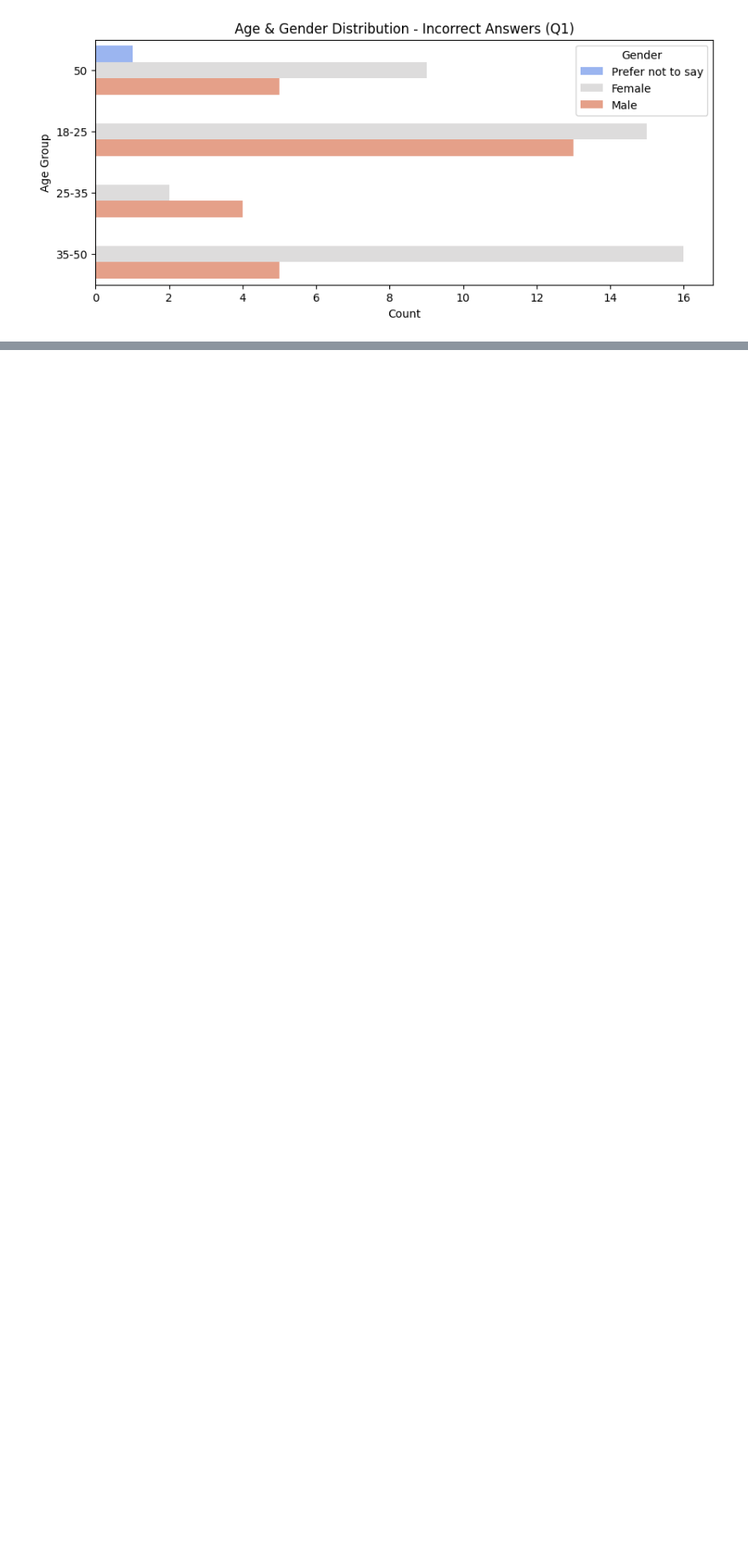
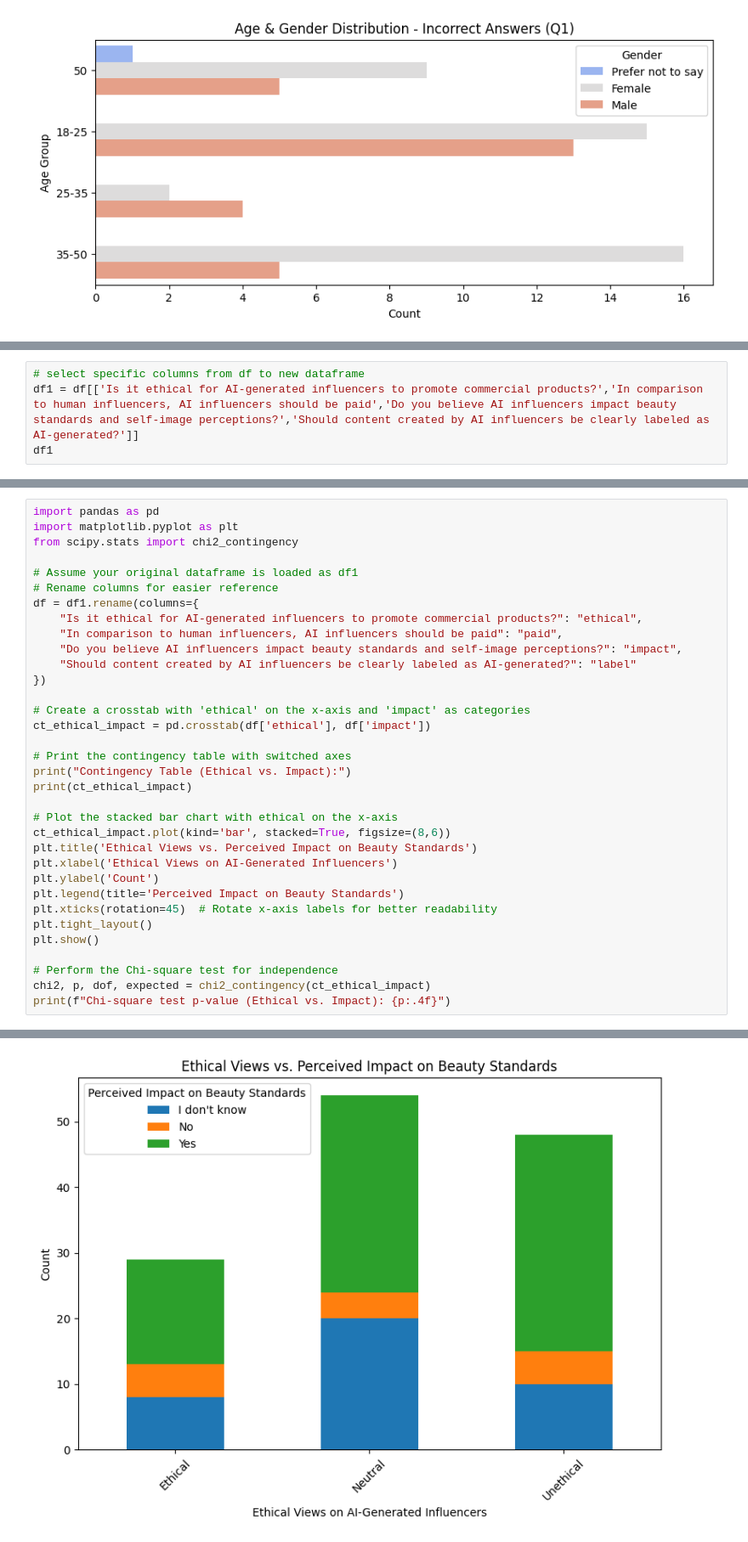
Before and after one commit to jayantiii/AI-vs-Human-Influencers-Survey-analysis, a Jupyter notebook: analyse.ipynb, the cells around one changed output, grey strips where cells are left out. Shown: that part at 85% size. Cells and saved outputs as stored; diff of their text form; blank space fills up the shorter version.

```diff
--- a/analyse.ipynb
+++ b/analyse.ipynb
@@ -214,0 +607,4 @@ Average percentage of people who got questions Q1, Q2, Q3, Q4, Q5, Q6 correct: 5
+# %%
+# select specific columns from df to new dataframe
+df1 = df[['Is it ethical for AI-generated influencers to promote commercial products?','In comparison to human influencers, AI influencers should be paid','Do you believe AI influencers impact beauty standards and self-image perceptions?','Should content created by AI influencers be clearly labeled as AI-generated?']]
+df1
@@ -214,0 +625,35 @@ Average percentage of people who got questions Q1, Q2, Q3, Q4, Q5, Q6 correct: 5
+# %%
+import pandas as pd
+import matplotlib.pyplot as plt
+from scipy.stats import chi2_contingency
+
+# Assume your original dataframe is loaded as df1
+# Rename columns for easier reference
+df = df1.rename(columns={
+    "Is it ethical for AI-generated influencers to promote commercial products?": "ethical",
+    "In comparison to human influencers, AI influencers should be paid": "paid",
+    "Do you believe AI influencers impact beauty standards and self-image perceptions?": "impact",
+    "Should content created by AI influencers be clearly labeled as AI-generated?": "label"
+})
+
+# Create a crosstab with 'ethical' on the x-axis and 'impact' as categories
+ct_ethical_impact = pd.crosstab(df['ethical'], df['impact'])
+
+# Print the contingency table with switched axes
+print("Contingency Table (Ethical vs. Impact):")
+print(ct_ethical_impact)
+
+# Plot the stacked bar chart with ethical on the x-axis
+ct_ethical_impact.plot(kind='bar', stacked=True, figsize=(8,6))
+plt.title('Ethical Views vs. Perceived Impact on Beauty Standards')
+plt.xlabel('Ethical Views on AI-Generated Influencers')
+plt.ylabel('Count')
+plt.legend(title='Perceived Impact on Beauty Standards')
+plt.xticks(rotation=45)  # Rotate x-axis labels for better readability
+plt.tight_layout()
+plt.show()
+
+# Perform the Chi-square test for independence
+chi2, p, dof, expected = chi2_contingency(ct_ethical_impact)
+print(f"Chi-square test p-value (Ethical vs. Impact): {p:.4f}")
+# %% [output]
@@ -214,0 +666 @@ Average percentage of people who got questions Q1, Q2, Q3, Q4, Q5, Q6 correct: 5
+[figure, added]
```
Also changed, not shown: parts of 18 cells of this notebook, 1 other file.
